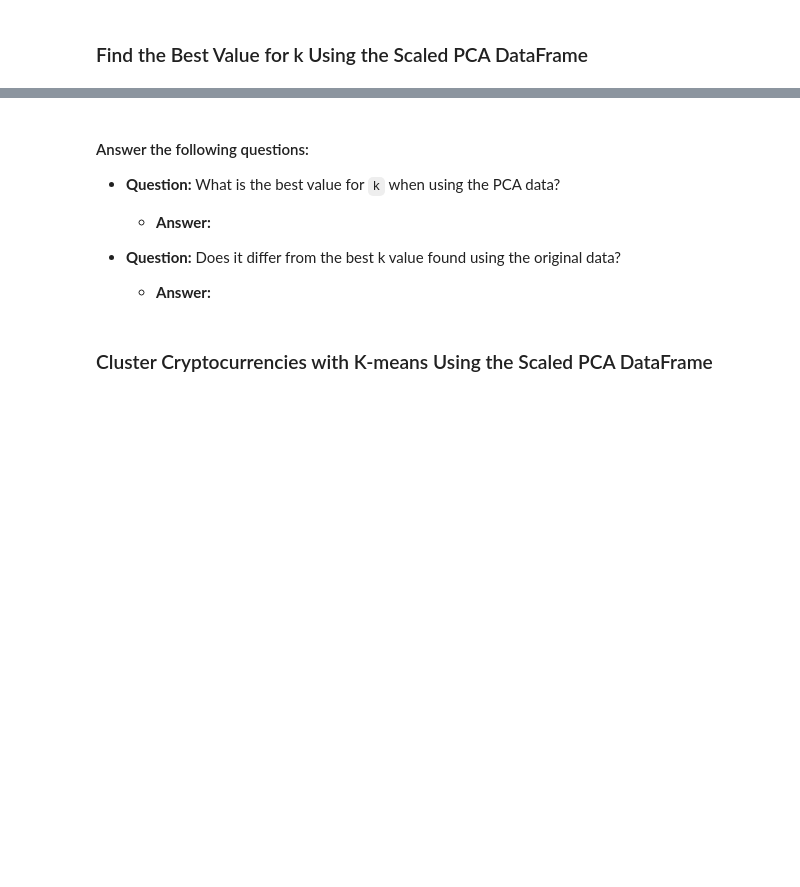
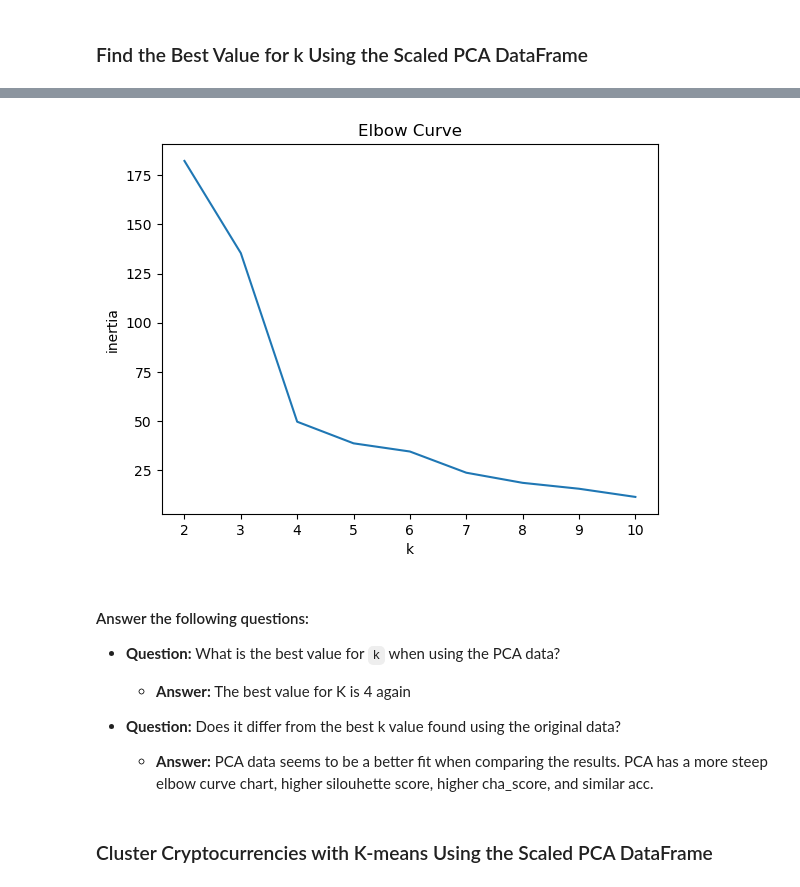
Before and after one commit to ajmonte0920/18_da_sep2024_hw_19_CryptoClustering, a Jupyter notebook: Crypto_Clustering_ajm.ipynb, the cells around one changed output, grey strips where cells are left out. Cells and saved outputs as stored; diff of their text form; code cells hidden in the pictures; blank space fills up the shorter version.

```diff
--- a/Crypto_Clustering_ajm.ipynb
+++ b/Crypto_Clustering_ajm.ipynb
@@ -481,0 +505,7 @@ df_pca.head()
+# %%
+ # Do Unsupervised Clustering
+
+# KMeans on  PCA DATA
+
+# Define your "X" - features to predict
+X = df_pca
@@ -481,0 +553,9 @@ df_pca.head()
+# %%
+# Define a DataFrame to hold the values for k and the corresponding inertia
+elbow_data = {"k": k, "inertia": inertia, "silhouette_score": silhouettes, "cha_score": cha_chas}
+df_elbow = pd.DataFrame(elbow_data)
+
+df_elbow["acc"] = df_elbow.inertia.diff()
+
+# Review the DataFrame
+df_elbow.head(20)
@@ -482,3 +573,13 @@ df_pca.head()
+# %%
+# Plot the DataFrame
+plt.plot(df_elbow["k"], df_elbow["inertia"])
+plt.title("Elbow Curve")
+plt.xticks(df_elbow["k"])
+plt.ylabel("inertia")
+plt.xlabel("k")
+plt.show()
+# %% [output]
+[figure, added]
 # %%
 # Create a list with the number of k-values from 1 to 11
 # %%
@@ -502,12 +603,12 @@ df_pca.head()
 
 * **Question:** What is the best value for `k` when using the PCA data?
 
-  * **Answer:**
+  * **Answer:** The best value for K is 4 again
 
 
 * **Question:** Does it differ from the best k value found using the original data?
 
-  * **Answer:**
+  * **Answer:** PCA data seems to be a better fit when comparing the results. PCA has a more steep elbow curve chart, higher silouhette score, higher cha_score, and similar acc.
 # %% [markdown]
 ### Cluster Cryptocurrencies with K-means Using the Scaled PCA DataFrame
 # %%
```
Also changed, not shown: parts of 7 cells of this notebook.
